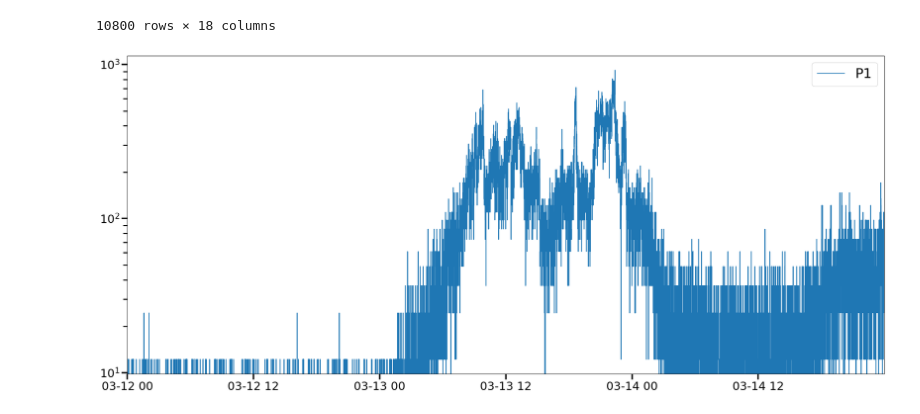
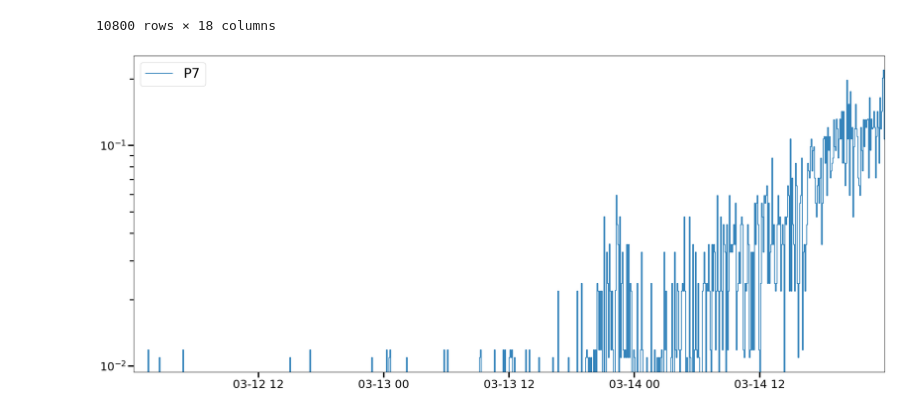
Before and after one commit to Christian-Palmroos/regression_onset_finders, a Jupyter notebook: advanced_testing.ipynb, the cells around one changed output. Cells and saved outputs as stored; diff of their text form; code cells hidden in the pictures.

Commit message:
Added more data for testing. Fixed a bug in search_first_peak() where threshold was not replaced with a default value.

```diff
--- a/advanced_testing.ipynb
+++ b/advanced_testing.ipynb
@@ -24,11 +24,17 @@ import piecewise_regression
 import reg
 # %%
 path = f"data{os.sep}"
-filenames = ["phys_data_2023-03-12_side0.csv"]
+filenames = ["phys_data_2023-03-12_side0.csv",
+            "simulated_event_profiles.csv",
+            "solo_ept_sun_e.csv"]
+
+index_col_names = ["TimeUTC",
+                  "datetime",
+                  "datetime"]
 
 index = 0
 
-df = pd.read_csv(f"{path}{filenames[index]}", parse_dates=True, index_col="TimeUTC")
+df = pd.read_csv(f"{path}{filenames[index]}", parse_dates=True, index_col=index_col_names[index])
 # %%
 df
 # %% [output]
@@ -47,7 +53,8 @@ df
 | 2023-03-14 23:59:36 | 61.2 | 7.14 | 0.00 | 1.14 | 0.795 | 1.190 | 0.000 | 0.0000 | 0.0000 | 6700.0 | 1810.0 | ... |
 10800 rows × 18 columns
 # %%
-reg.quicklook(data=df, channel="P1", resample=None)
+channel = "P7"
+reg.quicklook(data=df, channel=channel, resample="5 min")
 # %% [output]
-[figure, old version]
+[figure, new version]
 # %%
```
Also changed, not shown: parts of 11 cells of this notebook, 4 other files.
